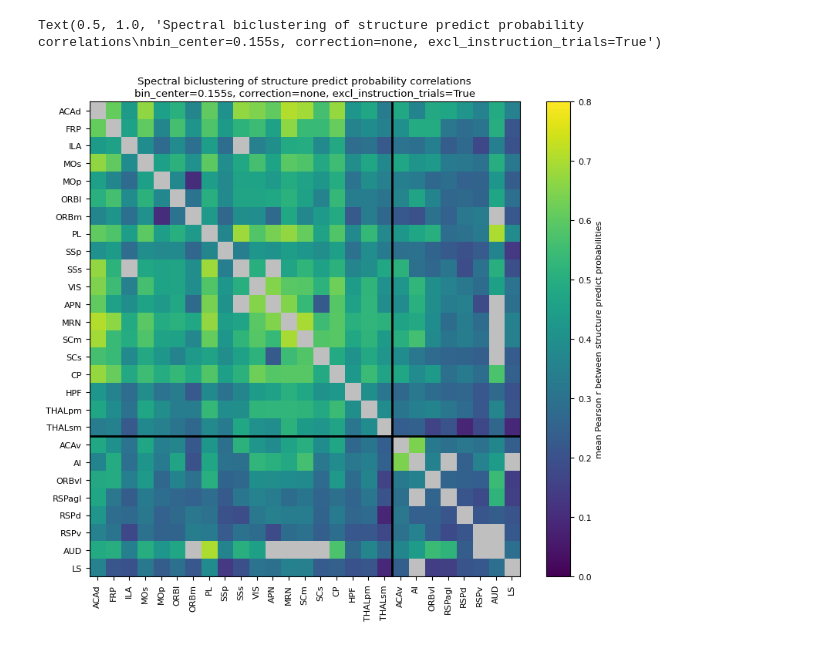
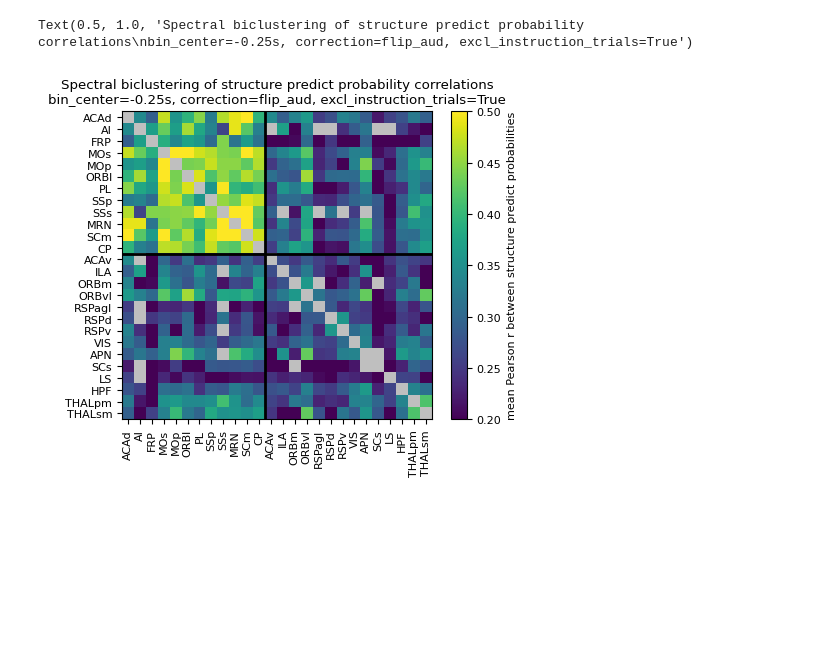
Before and after one commit to AllenInstitute/dynamic_routing_analysis, a Jupyter notebook: notebooks/correlate_predict_proba_across_structures.ipynb, the cells around one changed output. Cells and saved outputs as stored; diff of their text form; code cells hidden in the pictures; blank space fills up the shorter version.

```diff
--- a/notebooks/correlate_predict_proba_across_structures.ipynb
+++ b/notebooks/correlate_predict_proba_across_structures.ipynb
@@ -411,7 +422,7 @@ simplfied_structure_grouping = {
                'MH','LH' #
                ],
     'AMY': ['BLAp','CEAm'],
-    'GP': ['GP','GPe','GPi'],
+    'BG': ['GP','GPe','GPi','SNr','SNc','VTA'],
     'LS': ['LSc','LSr','LSv'],
 }
 # %%
@@ -517,10 +522,10 @@ array([-0.988, -0.962, -0.938, -0.912, -0.888, -0.862, -0.837, -0.812,
 # %%
 # get predict proba from each structure in this session (at selected time bin), correct it, append to the trials table, correlate across structures
 
-sel_time_bin=0.155
-correction='none' #'subtract_mean' or 'flip_aud' or 'none'
+sel_time_bin=-0.25
+correction='flip_aud' #'subtract_mean' or 'flip_aud' or 'none'
 excl_instruction_trials=True
-sel_unit_subsample_size="all"
+sel_unit_subsample_size=20
 sel_time_aligned_to='stim_start_time'
 # sel_time_aligned_to='response_or_reward_time'
 
@@ -826,9 +840,18 @@ for rr, sel_structure_0 in enumerate(incl_structures):
 # %%
 incl_structures
 # %%
+# custom_order=[
+#     'ACAd', 'ACAv', 'AI', 'FRP', 'ILA', 'MOp', 'MOs', 'ORBl', 'ORBm', 'ORBvl', 'PL',
+#     'RSPagl', 'RSPd', 'RSPv', 'SSp', 'SSs', 'VIS', 'AUD',
+#     'APN', 'MRN', 'SCm', 'SCs',
+#     'CP', 'BG', 'LS',
+#     'HPF',
+#     'THALpm', 'THALsm',
+# ]
+
 custom_order=[
     'ACAd', 'ACAv', 'AI', 'FRP', 'ILA', 'MOp', 'MOs', 'ORBl', 'ORBm', 'ORBvl', 'PL',
-    'RSPagl', 'RSPd', 'RSPv', 'SSp', 'SSs', 'VIS', 'AUD',
+    'RSPagl', 'RSPd', 'RSPv', 'SSp', 'SSs', 'VIS',
     'APN', 'MRN', 'SCm', 'SCs',
     'CP', 'LS',
     'HPF',
@@ -929,7 +983,7 @@ cluster_corr_matrix[np.isnan(cluster_corr_matrix)]=np.nanmean(cluster_corr_matri
 
 data=cluster_corr_matrix.copy()
 
-model = SpectralBiclustering(n_clusters=2, method="log", random_state=0)
+model = SpectralBiclustering(n_clusters=2, method="log", random_state=0,)# svd_method='arpack', n_init=25)
 # model = SpectralCoclustering(n_clusters=2, random_state=0)
 model.fit(data)
 
@@ -937,10 +991,19 @@ model.fit(data)
 
 # print("consensus score: {:.3f}".format(score))
 
+
+#switch cluster order?
+switch_cluster_order=[1,0]
+if switch_cluster_order is not None:
+    model.row_labels_ = np.array([switch_cluster_order[label] for label in model.row_labels_])
+    model.column_labels_ = np.array([switch_cluster_order[label] for label in model.column_labels_])
+
+custom_order_pd_copy=custom_order_pd.copy()
+
 if custom_incl_structures:
-    custom_order_pd['cluster'] = model.row_labels_
-    custom_order_pd.sort_values(by=['cluster', 'index'], inplace=True)
-    sort_idx=custom_order_pd.index.values
+    custom_order_pd_copy['cluster'] = model.row_labels_
+    custom_order_pd_copy.sort_values(by=['cluster', 'index'], inplace=True)
+    sort_idx=custom_order_pd_copy.index.values
     fit_data = corr_matrix[sort_idx]
     fit_data = fit_data[:, sort_idx]
 
@@ -967,30 +1030,32 @@ np.array(incl_structures)[sort_idx]
 # %%
 model.row_labels_[sort_idx]
 # %%
+
+
 masked_array = np.ma.array(fit_data, mask=np.isnan(fit_data))
 cmap = matplotlib.cm.viridis
 cmap.set_bad('grey',0.5)
 
-fig,ax=plt.subplots(1,1,figsize=(9,8))
-im=ax.imshow(np.abs(masked_array), aspect='auto', cmap=cmap, vmin=0.0, vmax=0.8, extent=[-0.5,len(incl_structures)-0.5,len(incl_structures)-0.5,-0.5])
+fig,ax=plt.subplots(1,1,figsize=(5,4))
+im=ax.imshow(np.abs(masked_array), aspect='auto', cmap=cmap, vmin=0.2, vmax=0.5, extent=[-0.5,len(incl_structures)-0.5,len(incl_structures)-0.5,-0.5])
 ax.set_xticks(np.arange(len(incl_structures)), np.array(incl_structures)[sort_idx], rotation=90)
 ax.set_yticks(np.arange(len(incl_structures)), np.array(incl_structures)[sort_idx])
 
 row_labels = model.row_labels_
 sorted_row_labels = row_labels[sort_idx]
 cluster_borders = np.where(np.diff(sorted_row_labels) != 0)[0] + 0.5
 
 for xx in cluster_borders:
     ax.axvline(x=xx, color='black', linestyle='-', linewidth=2)
     ax.axhline(y=xx, color='black', linestyle='-', linewidth=2)
 
 #colorbar
 cbar = plt.colorbar(im, ax=ax)
 cbar.set_label('mean Pearson r between structure predict probabilities')
 
 ax.set_title(f'Spectral biclustering of structure predict probability correlations\nbin_center={sel_time_bin}s, correction={correction}, excl_instruction_trials={excl_instruction_trials}')
 # %% [output]
-Text(0.5, 1.0, 'Spectral biclustering of structure predict probability correlations\nbin_center=0.155s, correction=none, excl_instruction_trials=True')
+Text(0.5, 1.0, 'Spectral biclustering of structure predict probability correlations\nbin_center=-0.25s, correction=flip_aud, excl_instruction_trials=True')
-[figure, old version]
+[figure, new version]
 # %%
 #save as editable pdf
```
Also changed, not shown: parts of 16 cells of this notebook, 6 other files.
